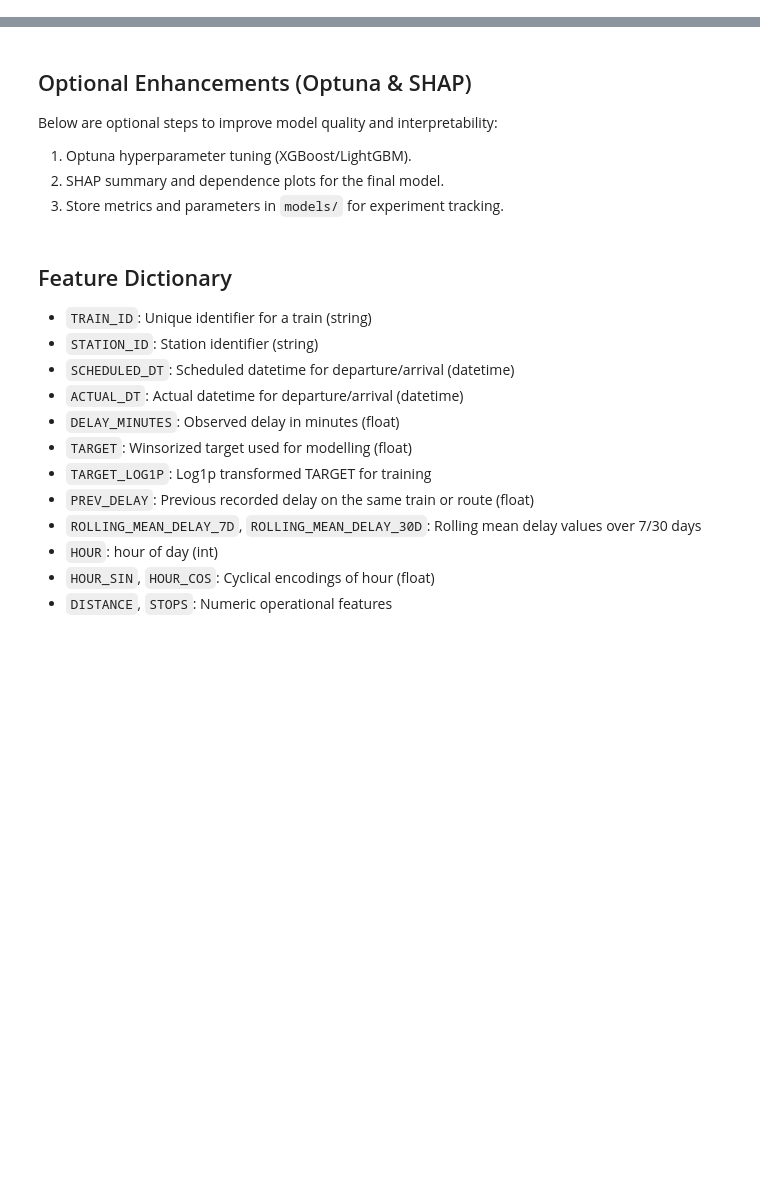
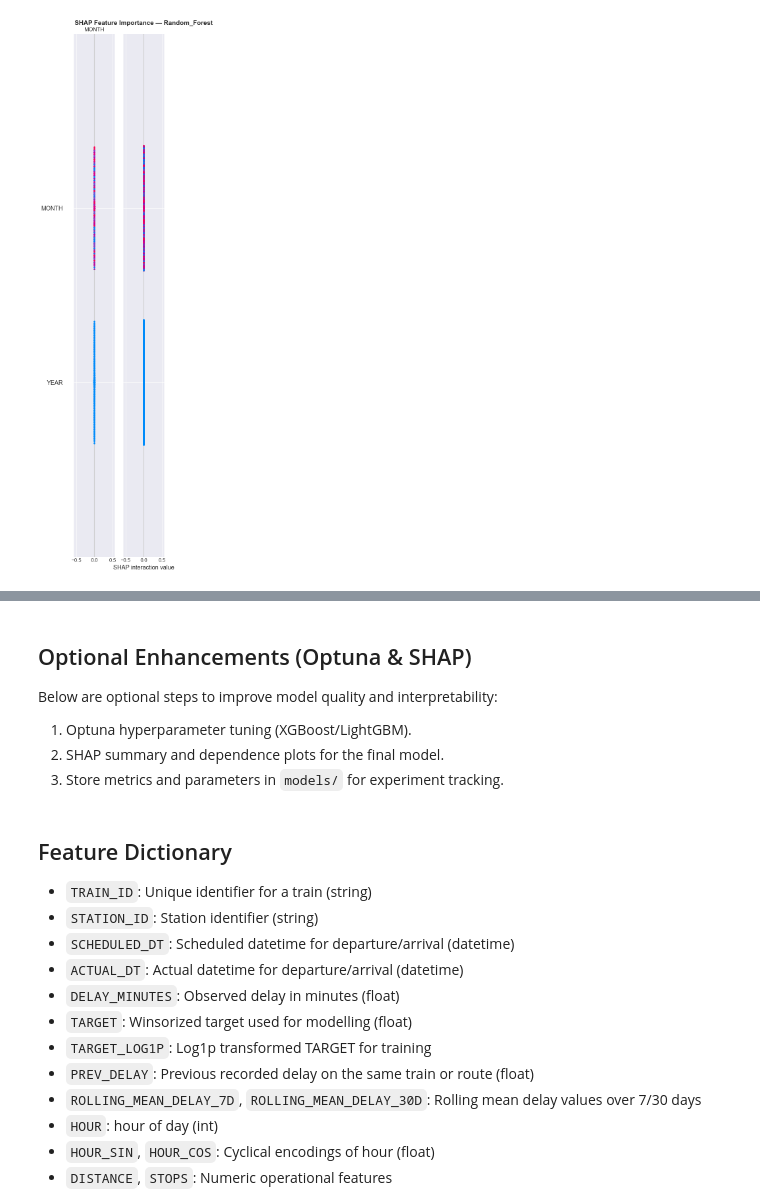
Before and after one commit to AnDB-Master-MSEinAI-Resource/railway-delay, a Jupyter notebook: notebooks/regression_pipeline_rmse.ipynb, the cells around one changed output, grey strips where cells are left out. Drawn from its saved outputs; the diff is of its cells as text; code cells hidden in the pictures; blank space fills up the shorter version.

```diff
--- a/notebooks/regression_pipeline_rmse.ipynb
+++ b/notebooks/regression_pipeline_rmse.ipynb
@@ -150,0 +1495,95 @@ ModuleNotFoundError: No module named 'pandas'
+# %%
+## 7.3 SHAP Analysis (Feature Importance & Interpretability)
+
+if HAS_SHAP and hasattr(best_model, 'predict_proba'):
+    print("Performing SHAP analysis for model interpretability...")
+
+    try:
+        # Create SHAP explainer (use TreeExplainer for tree-based models)
+        if 'XGB' in best_model_name or 'LightGBM' in best_model_name or 'CatBoost' in best_model_name:
+            explainer = shap.TreeExplainer(best_model)
+        elif 'Forest' in best_model_name or 'Extra_Trees' in best_model_name:
+            explainer = shap.TreeExplainer(best_model)
+        else:
+            # Use KernelExplainer for other models (slower)
+            explainer = shap.KernelExplainer(best_model.predict_proba,
+                                            shap.sample(X_train, 100))
+
+        # Calculate SHAP values (sample for performance)
+        sample_size = min(1000, len(X_test))
+        X_test_sample = X_test.iloc[:sample_size]
+        shap_values = explainer.shap_values(X_test_sample)
+
+        # For binary classification, use positive class SHAP values
+        if isinstance(shap_values, list):
+            shap_values = shap_values[1]
+
+        # Summary plot
+        plt.figure(figsize=(10, 8))
+        shap.summary_plot(shap_values, X_test_sample, show=False, max_display=20)
+        plt.title(f'SHAP Feature Importance — {best_model_name}', fontsize=14, fontweight='bold', pad=20)
+        plt.tight_layout()
+        plt.savefig(f'{best_model_name}_shap_summary.png', dpi=150, bbox_inches='tight')
+        plt.show()
+
+        # Feature importance (mean absolute SHAP values)
+        feature_importance = pd.DataFrame({
+            'Feature': X_test_sample.columns,
+            'SHAP_Importance': np.abs(shap_values).mean(axis=0)
+        }).sort_values('SHAP_Importance', ascending=False)
+
+        print("\nTop 15 Features by SHAP Importance:")
+        display(feature_importance.head(15))
+
+        print("\n✓ SHAP analysis complete")
+
+    except Exception as e:
+        print(f"⚠ SHAP analysis failed: {e}")
+        print("Falling back to built-in feature importance...")
+
+        # Fallback: use model's feature_importances_ if available
+        if hasattr(best_model, 'feature_importances_'):
+            feature_importance = pd.DataFrame({
+                'Feature': X_train.columns,
+                'Importance': best_model.feature_importances_
+            }).sort_values('Importance', ascending=False)
+
+            plt.figure(figsize=(10, 8))
+            top_features = feature_importance.head(20)
+            plt.barh(range(len(top_features)), top_features['Importance'], color='#3498db', alpha=0.7)
+            plt.yticks(range(len(top_features)), top_features['Feature'], fontsize=9)
+            plt.xlabel('Importance')
+            plt.title(f'Top 20 Feature Importances — {best_model_name}', fontsize=14, fontweight='bold')
+            plt.gca().invert_yaxis()
+            plt.tight_layout()
+            plt.savefig(f'{best_model_name}_feature_importance.png', dpi=150, bbox_inches='tight')
+            plt.show()
+
+            print("\nTop 15 Features by Model Importance:")
+            display(feature_importance.head(15))
+        else:
+            print("No feature importance available for this model")
+else:
+    print("SHAP not available or model doesn't support probability predictions")
+
+    # Use model's feature importance if available
+    if hasattr(best_model, 'feature_importances_'):
+        feature_importance = pd.DataFrame({
+            'Feature': X_train.columns,
+            'Importance': best_model.feature_importances_
+        }).sort_values('Importance', ascending=False)
+
+        plt.figure(figsize=(10, 8))
+        top_features = feature_importance.head(20)
+        plt.barh(range(len(top_features)), top_features['Importance'], color='#3498db', alpha=0.7)
+        plt.yticks(range(len(top_features)), top_features['Feature'], fontsize=9)
+        plt.xlabel('Importance')
+        plt.title(f'Top 20 Feature Importances — {best_model_name}', fontsize=14, fontweight='bold')
+        plt.gca().invert_yaxis()
+        plt.tight_layout()
+        plt.savefig(f'{best_model_name}_feature_importance.png', dpi=150, bbox_inches='tight')
+        plt.show()
+
+        print("\nTop 15 Features by Model Importance:")
+        display(feature_importance.head(15))
+# %% [output]
@@ -150,0 +1592 @@ ModuleNotFoundError: No module named 'pandas'
+[figure, added]
```
Also changed, not shown: parts of 68 cells of this notebook, 20 other files.
